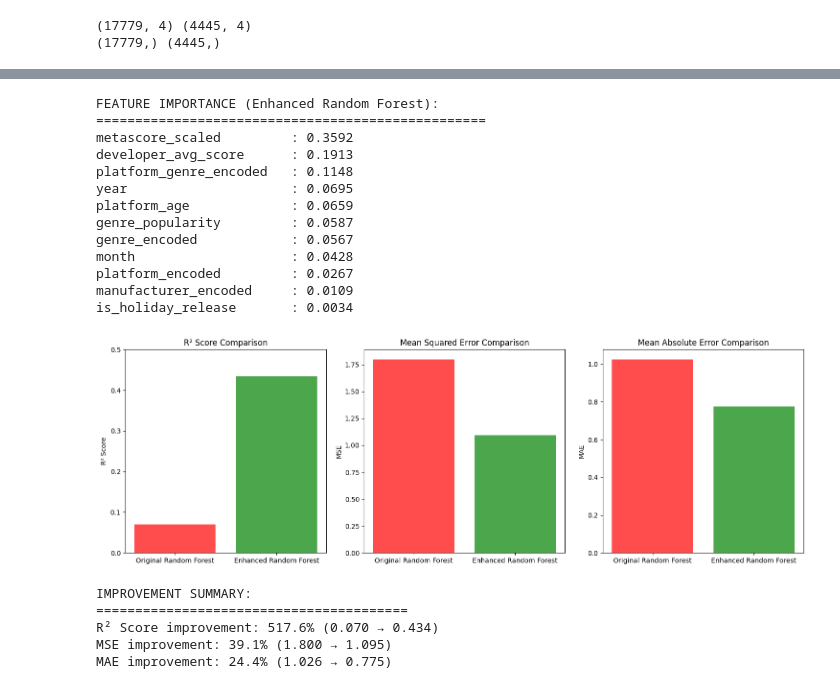
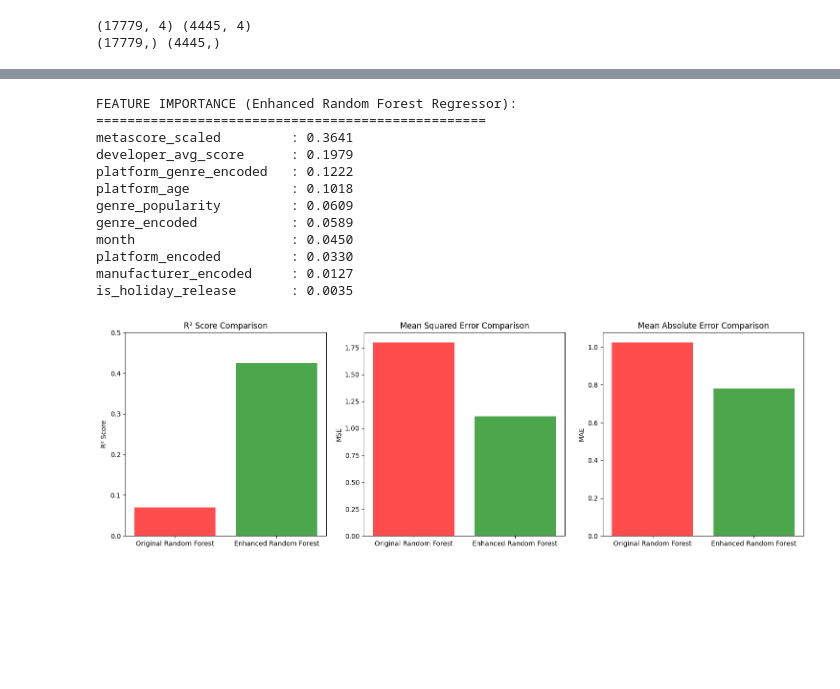
Before and after one commit to StadynR/metacritic-reviews-dataset, a Jupyter notebook: metacritic_model.ipynb, the cells around one changed output, grey strips where cells are left out. Drawn from its saved outputs; the diff is of its cells as text; code cells hidden in the pictures; blank space fills up the shorter version.

Commit message:
Random Forest model as a predictor

```diff
--- a/metacritic_model.ipynb
+++ b/metacritic_model.ipynb
@@ -623,9 +373,8 @@ df_enhanced['manufacturer_encoded'] = le_manufacturer.fit_transform(df_enhanced[
 
 # Select features for the enhanced model
 feature_columns = [
-    'metascore_scaled',  # Strong predictor (correlation = 0.519)
+    'metascore_scaled',  # Strong predictor
     'developer_avg_score',  # Developer reputation
-    'year',  # Temporal trend
     'month',  # Seasonal effect
     'is_holiday_release',  # Holiday release timing
     'platform_age',  # Platform maturity
@@ -641,6 +390,4 @@ y_enhanced = df_enhanced['user_score']
 
 print(f"Enhanced feature set shape: {X_enhanced.shape}")
 print(f"Features: {feature_columns}")
-print(f"\nFeature statistics:")
-print(X_enhanced.describe())
 # %% [output]
@@ -745,13 +454,11 @@ Enhanced Gradient Boosting  0.431932 1.099731 0.777477    0.427451   0.007743
 # %%
 # Feature importance analysis
-best_model = enhanced_models['Enhanced Random Forest']
-
 feature_importance = pd.DataFrame({
     'feature': feature_columns,
-    'importance': best_model.feature_importances_
+    'importance': enhanced_model.feature_importances_
 }).sort_values('importance', ascending=False)
 
-print("FEATURE IMPORTANCE (Enhanced Random Forest):")
+print("FEATURE IMPORTANCE (Enhanced Random Forest Regressor):")
 print("="*50)
 for _, row in feature_importance.iterrows():
     print(f"{row['feature']:<25}: {row['importance']:.4f}")
@@ -761,62 +468,50 @@ import matplotlib.pyplot as plt
 
 models_comparison = pd.DataFrame({
     'Model Type': ['Original Random Forest', 'Enhanced Random Forest'],
-    'R² Score': [0.0703, 0.4342],  # From previous results
-    'MSE': [1.7997, 1.0952],
-    'MAE': [1.0257, 0.7752]
+    'R² Score': [r2_orig, r2],
+    'MSE': [mse_orig, mse],
+    'MAE': [mae_orig, mae]
 })
 
 fig, axes = plt.subplots(1, 3, figsize=(15, 5))
 
 # R² Score comparison
 axes[0].bar(models_comparison['Model Type'], models_comparison['R² Score'],
            color=['red', 'green'], alpha=0.7)
 axes[0].set_title('R² Score Comparison')
 axes[0].set_ylabel('R² Score')
 axes[0].set_ylim(0, 0.5)
 
 # MSE comparison
 axes[1].bar(models_comparison['Model Type'], models_comparison['MSE'],
            color=['red', 'green'], alpha=0.7)
 axes[1].set_title('Mean Squared Error Comparison')
 axes[1].set_ylabel('MSE')
 
 # MAE comparison
 axes[2].bar(models_comparison['Model Type'], models_comparison['MAE'],
            color=['red', 'green'], alpha=0.7)
 axes[2].set_title('Mean Absolute Error Comparison')
 axes[2].set_ylabel('MAE')
 
 plt.tight_layout()
 plt.show()
 
 # Improvement summary
-r2_improvement = ((0.4342 - 0.0703) / 0.0703) * 100
-mse_improvement = ((1.7997 - 1.0952) / 1.7997) * 100
-mae_improvement = ((1.0257 - 0.7752) / 1.0257) * 100
-
-print(f"\nIMPROVEMENT SUMMARY:")
-print(f"="*40)
-print(f"R² Score improvement: {r2_improvement:.1f}% ({0.0703:.3f} → {0.4342:.3f})")
-print(f"MSE improvement: {mse_improvement:.1f}% ({1.7997:.3f} → {1.0952:.3f})")
-print(f"MAE improvement: {mae_improvement:.1f}% ({1.0257:.3f} → {0.7752:.3f})")
+r2_improvement = ((r2 - r2_orig) / r2_orig) * 100
+mse_improvement = ((mse - mse_orig) / mse_orig) * 100
+mae_improvement = ((mae - mae_orig) / mae_orig) * 100
 # %% [output]
-FEATURE IMPORTANCE (Enhanced Random Forest):
+FEATURE IMPORTANCE (Enhanced Random Forest Regressor):
 ==================================================
-metascore_scaled         : 0.3592
-developer_avg_score      : 0.1913
-platform_genre_encoded   : 0.1148
-year                     : 0.0695
-platform_age             : 0.0659
-genre_popularity         : 0.0587
-genre_encoded            : 0.0567
-month                    : 0.0428
-platform_encoded         : 0.0267
-manufacturer_encoded     : 0.0109
-is_holiday_release       : 0.0034
+metascore_scaled         : 0.3641
+developer_avg_score      : 0.1979
+platform_genre_encoded   : 0.1222
+platform_age             : 0.1018
+genre_popularity         : 0.0609
+genre_encoded            : 0.0589
+month                    : 0.0450
+platform_encoded         : 0.0330
+manufacturer_encoded     : 0.0127
+is_holiday_release       : 0.0035
-[figure, old version]
+[figure, new version]
-IMPROVEMENT SUMMARY:
-========================================
-R² Score improvement: 517.6% (0.070 → 0.434)
-MSE improvement: 39.1% (1.800 → 1.095)
-MAE improvement: 24.4% (1.026 → 0.775)
```
Also changed, not shown: parts of 24 cells of this notebook.
